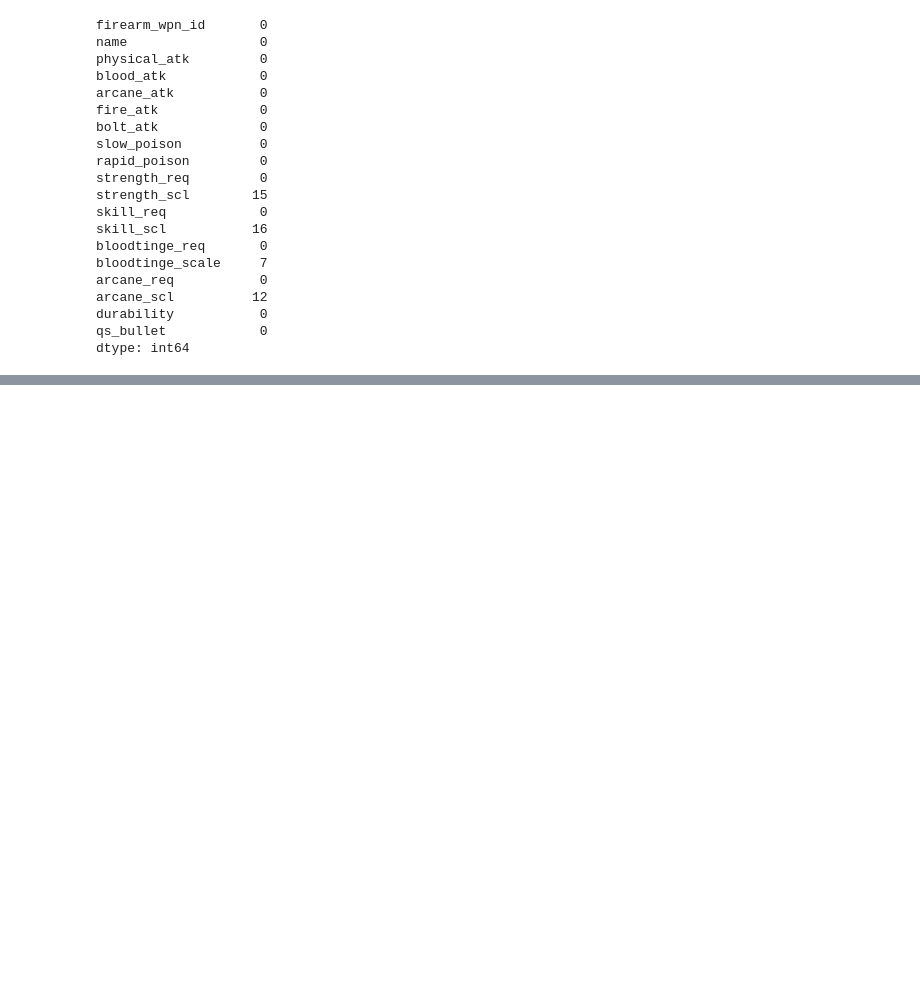
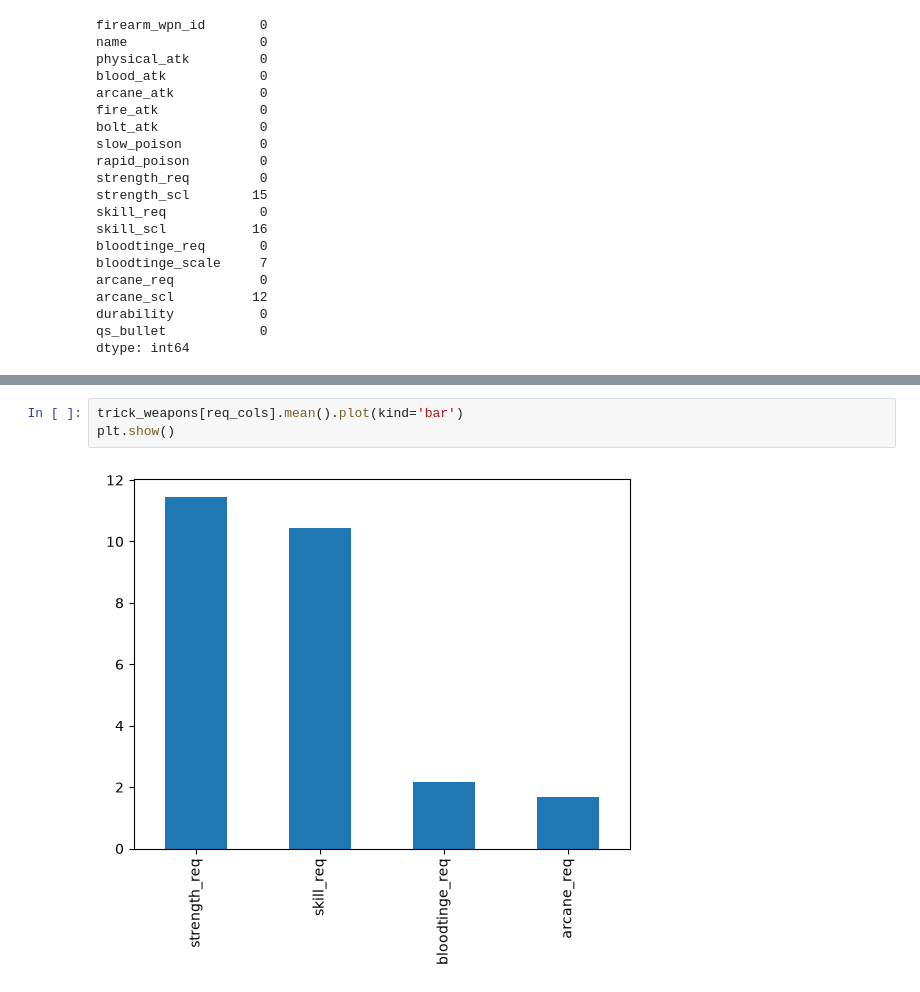
Before and after one commit to sowmenroy/bloodborne-weapon-analysis, a Jupyter notebook: python/eda.ipynb, the cells around one changed output, grey strips where cells are left out. Saved outputs shown, nothing was run; the diff lists cells and outputs as text; blank space fills up the shorter version.

```diff
--- a/python/eda.ipynb
+++ b/python/eda.ipynb
@@ -409,0 +459,5 @@ bosses_long.to_csv('../data/bosses_long.csv', index=False)
+# %%
+trick_weapons[req_cols].mean().plot(kind='bar')
+plt.show()
+# %% [output]
+[figure, added]
```
Also changed, not shown: parts of 36 cells of this notebook, 1 other file.
